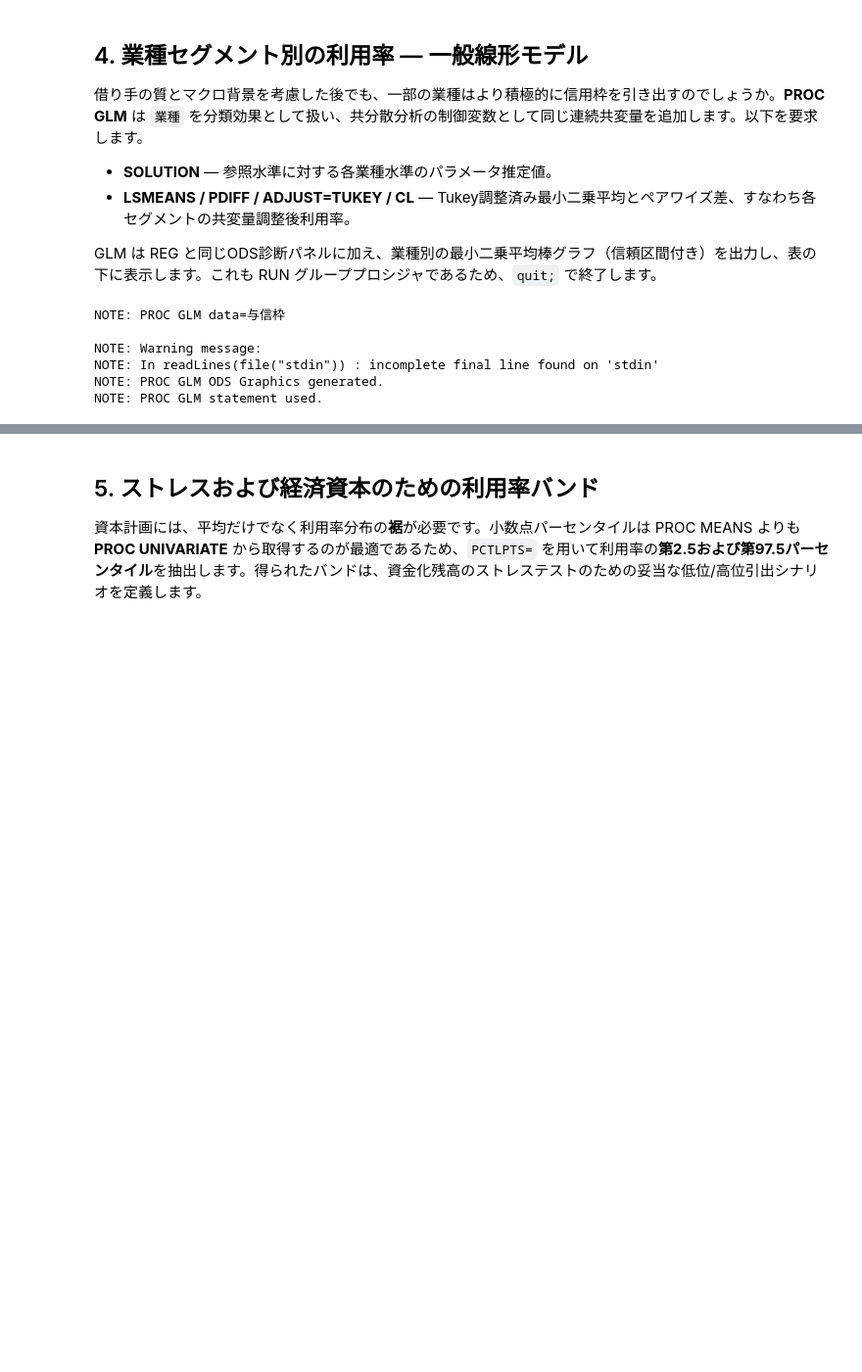
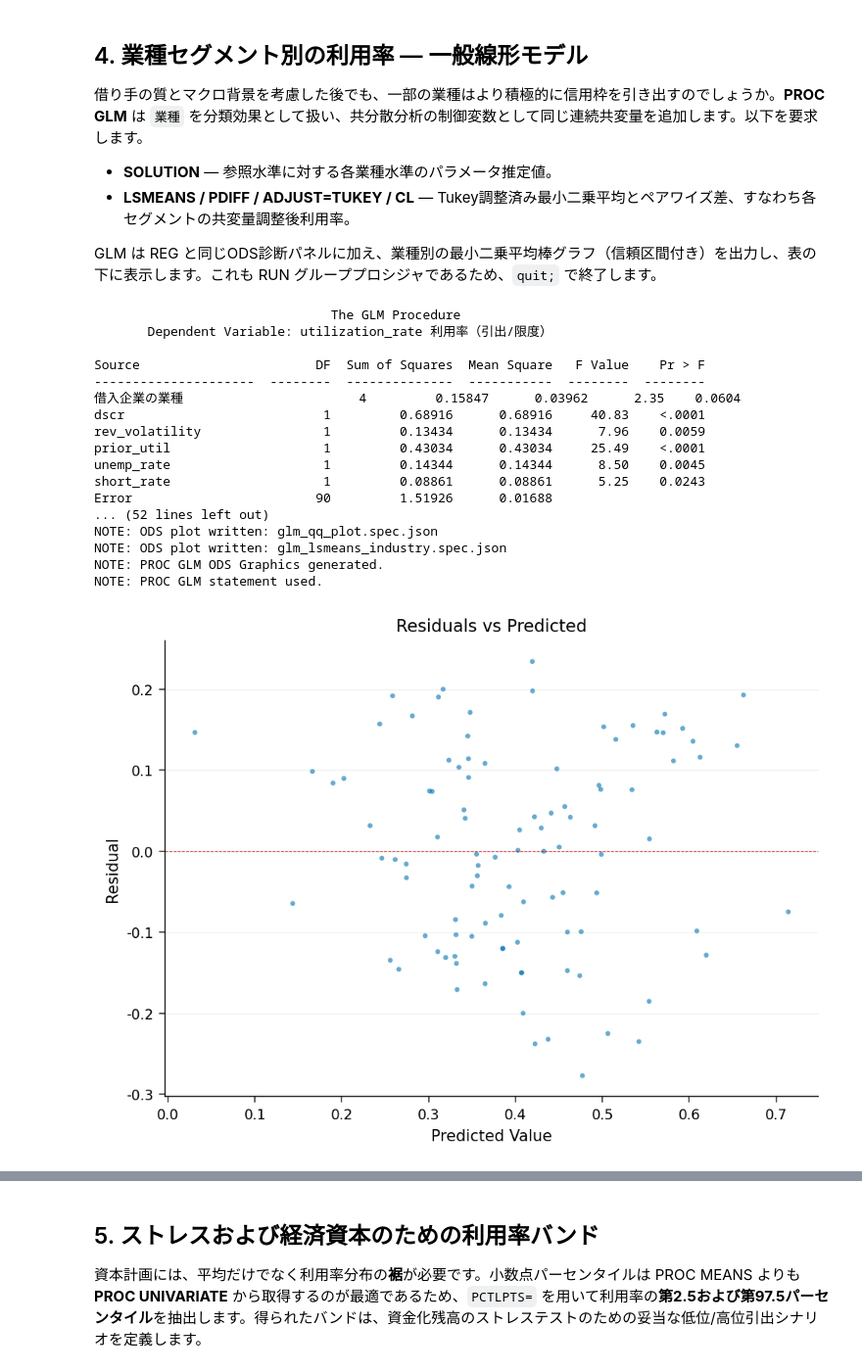
Before and after one commit to JennerAnalytics/sas-compatible-examples, a Jupyter notebook: translations/ja/銀行・金融サービス/中小企業リボ与信枠利用モデル/中小企業リボ与信枠利用モデル.ipynb, the cells around one changed output, grey strips where cells are left out. Shown at 98% size. Drawn from its saved outputs; the diff is of its cells as text; code cells hidden in the pictures; blank space fills up the shorter version.

```diff
--- a/translations/ja/銀行・金融サービス/中小企業リボ与信枠利用モデル/中小企業リボ与信枠利用モデル.ipynb
+++ b/translations/ja/銀行・金融サービス/中小企業リボ与信枠利用モデル/中小企業リボ与信枠利用モデル.ipynb
@@ -222,19 +230,32 @@ NOTE: PROC REG ODS Graphics generated.
 GLM は REG と同じODS診断パネルに加え、業種別の最小二乗平均棒グラフ（信頼区間付き）を出力し、表の下に表示します。これも RUN グループプロシジャであるため、`quit;` で終了します。
 # %%
 /* 要因を調整した業種セグメント別の利用率 */
-処理 GLM データ=与信枠;
-    分類 業種;
-    模型 利用率 =
-          業種 債務返済カバレッジ 収益ボラティリティ 前期利用率
-          失業率 短期金利
+処理 GLM データ=credit_lines;
+    分類 industry;
+    見出 industry = "借入企業の業種";
+    模型 utilization_rate =
+          industry dscr rev_volatility prior_util
+          unemp_rate short_rate
           / SOLUTION ss3;
-    LSMEANS 業種 / PDIFF ADJUST=TUKEY cl;
+    LSMEANS industry / PDIFF ADJUST=TUKEY cl;
 実行;
 QUIT;
 # %% [output]
-NOTE: PROC GLM data=与信枠
+                               The GLM Procedure
+       Dependent Variable: utilization_rate 利用率（引出/限度）
 
-NOTE: Warning message:
-NOTE: In readLines(file("stdin")) : incomplete final line found on 'stdin'
+Source                       DF  Sum of Squares  Mean Square   F Value    Pr > F
+---------------------  --------  --------------  -----------  --------  --------
+借入企業の業種                       4         0.15847      0.03962      2.35    0.0604
+dscr                          1         0.68916      0.68916     40.83    <.0001
+rev_volatility                1         0.13434      0.13434      7.96    0.0059
+prior_util                    1         0.43034      0.43034     25.49    <.0001
+unemp_rate                    1         0.14344      0.14344      8.50    0.0045
+short_rate                    1         0.08861      0.08861      5.25    0.0243
+Error                        90         1.51926      0.01688
+... (52 lines left out)
+NOTE: ODS plot written: glm_qq_plot.spec.json
+NOTE: ODS plot written: glm_lsmeans_industry.spec.json
 NOTE: PROC GLM ODS Graphics generated.
 NOTE: PROC GLM statement used.
+[figure, added]
```
Also changed, not shown: parts of 6 cells of this notebook, 12 other files.
